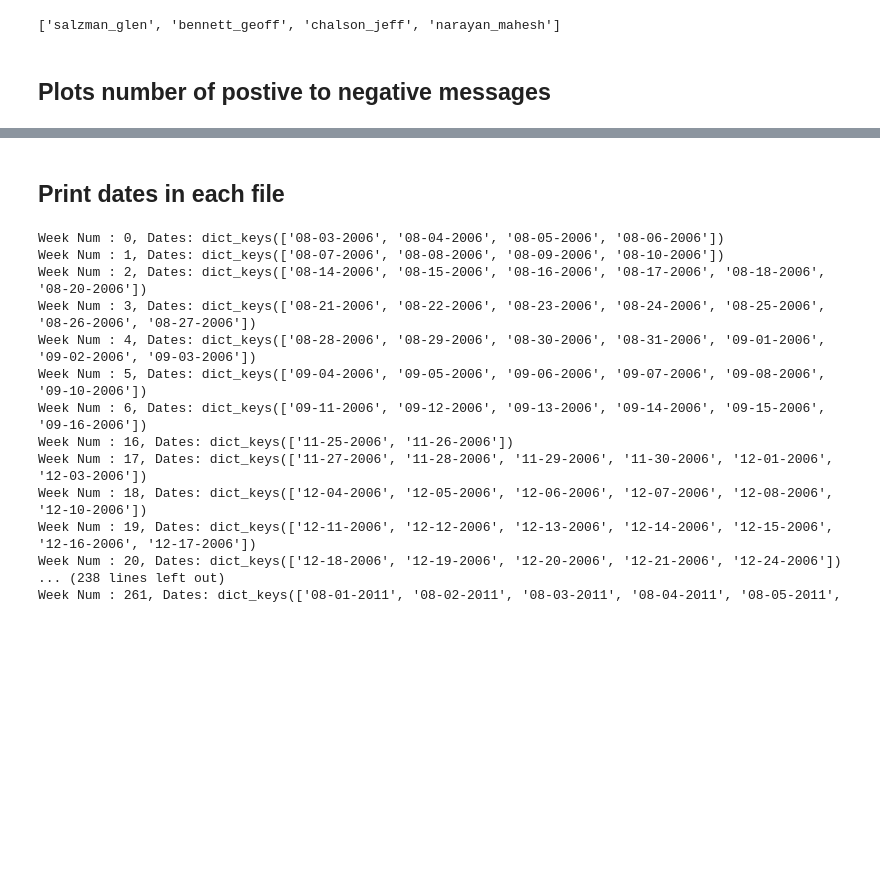
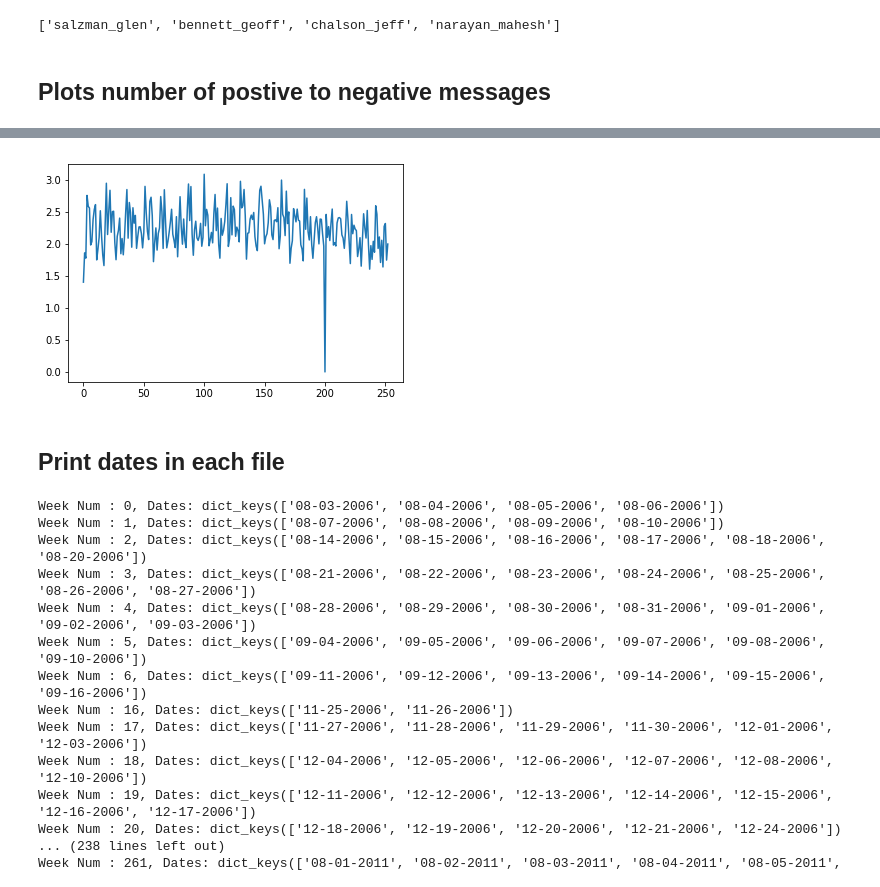
Before and after one commit to nikhilmaram/hedgefund, a Jupyter notebook: ipynb_files/Employee.ipynb, the cells around one changed output, grey strips where cells are left out. Drawn from its saved outputs; the diff is of its cells as text; code cells hidden in the pictures; blank space fills up the shorter version.

```diff
--- a/ipynb_files/Employee.ipynb
+++ b/ipynb_files/Employee.ipynb
@@ -88,3 +72,10 @@ plt.show()
+# %%
+sentiment_ratio_list, week_list = plot_sentiment_ratio(cfg.SENTIMENT_PERSONAL)
+# %%
+plt.plot(range(253),sentiment_ratio_list)
+plt.show()
+# %% [output]
+[figure, added]
 # %% [markdown]
 ## Print dates in each file
 # %%
```
Also changed, not shown: parts of 5 cells of this notebook.
